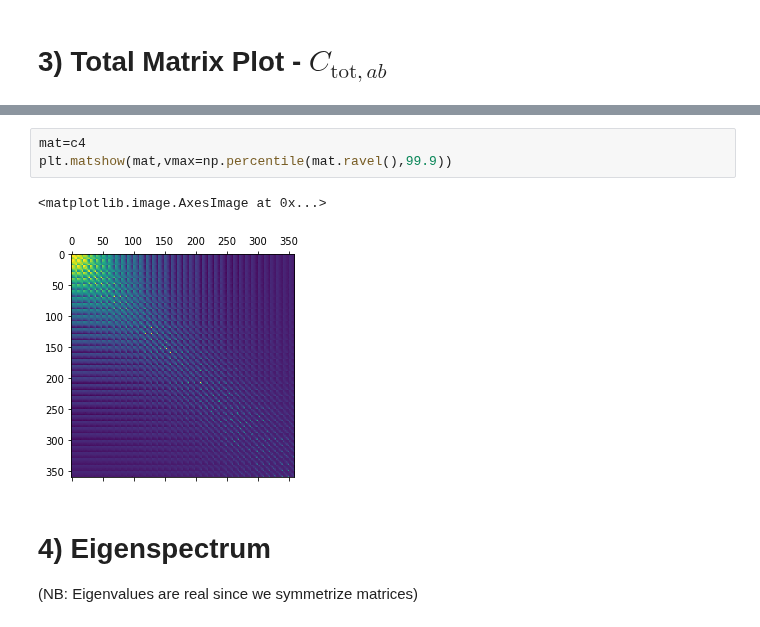
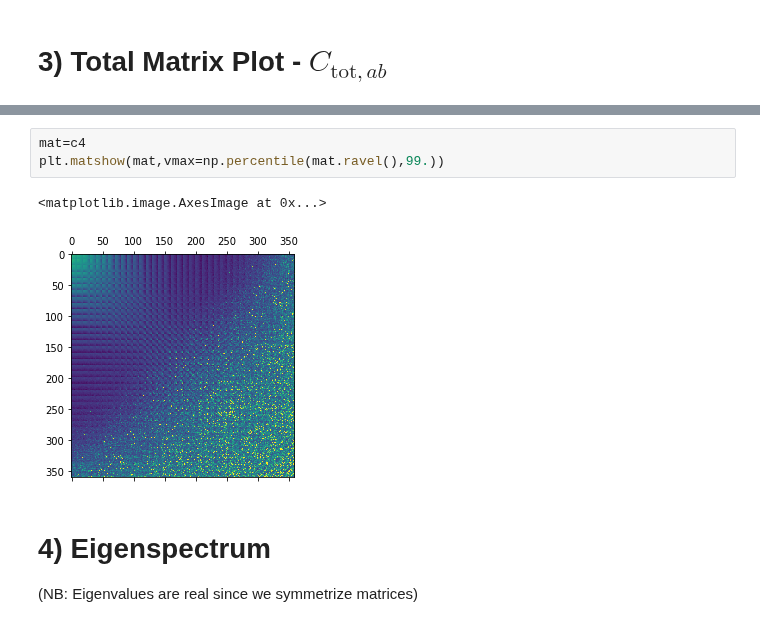
Before and after one commit to oliverphilcox/RascalC, a Jupyter notebook: jupyter/BOSS DR12 Results-v7.ipynb, the cells around one changed output, grey strips where cells are left out. Saved outputs shown, nothing was run; the diff lists cells and outputs as text.

```diff
--- a/jupyter/BOSS DR12 Results-v7.ipynb
+++ b/jupyter/BOSS DR12 Results-v7.ipynb
@@ -160,9 +160,9 @@ plt.colorbar()
 # %%
 mat=c4
-plt.matshow(mat,vmax=np.percentile(mat.ravel(),99.9))
+plt.matshow(mat,vmax=np.percentile(mat.ravel(),99.))
 # %% [output]
 <matplotlib.image.AxesImage at 0x...>
-[figure, old version]
+[figure, new version]
 # %% [markdown]
 # 4) Eigenspectrum
 
```
Also changed, not shown: parts of 15 cells of this notebook, 1 other file.
